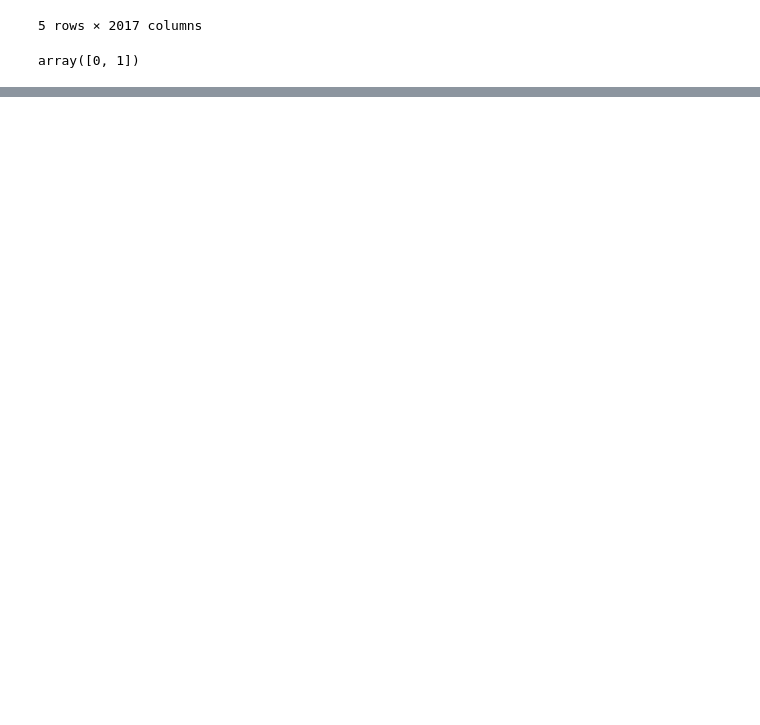
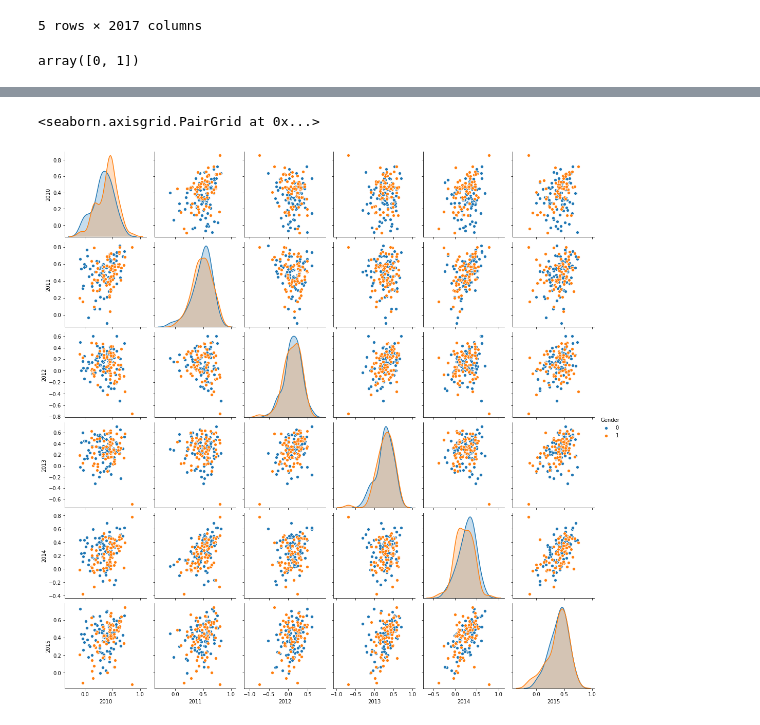
Before and after one commit to brainhack-school2020/tjays7_fmri, a Jupyter notebook: Code/Features-Labels-DataFrames.ipynb, the cells around one changed output, grey strips where cells are left out. Cells and saved outputs as stored; diff of their text form; code cells hidden in the pictures; blank space fills up the shorter version.

Commit message:
Modified Code => pickle path and added sns.pairplot

```diff
--- a/Code/Features-Labels-DataFrames.ipynb
+++ b/Code/Features-Labels-DataFrames.ipynb
@@ -133,6 +130,6 @@ Convert features list to dataframe and store using pickle
 # %%
-pickle_in = open("features.pickle","rb")
-pickle.dump(df_feature, pickle_in)
+pickle_in = open(os.path.join(os.path.abspath('..'),"Data/features.pickle"),"rb")
+df_features = pickle.load(pickle_in)
 pickle_in.close()
 # %%
 print(df_features.shape)
@@ -219,6 +216,10 @@ df_labels.head()
 | 2 | 1 |
 | 3 | 0 |
 | 4 | 0 |
+# %%
+pickle_in = open(os.path.join(os.path.abspath('..'),"Data/labels.pickle"),"rb")
+df_labels = pickle.load(pickle_in)
+pickle_in.close()
 # %% [markdown]
 Plot a Bar Chart depicting the count of each unique value in Gender column
 # %%
@@ -263 +258,6 @@ g = g.map_offdiag(plt.scatter, edgecolor = "w", s = 40)
+# %%
+sns.pairplot(df_combined.iloc[:,2010:2017], hue="Gender", kind ='scatter')
+# %% [output]
+<seaborn.axisgrid.PairGrid at 0x...>
+[figure, added]
 # %%
```
Also changed, not shown: parts of 4 cells of this notebook.
